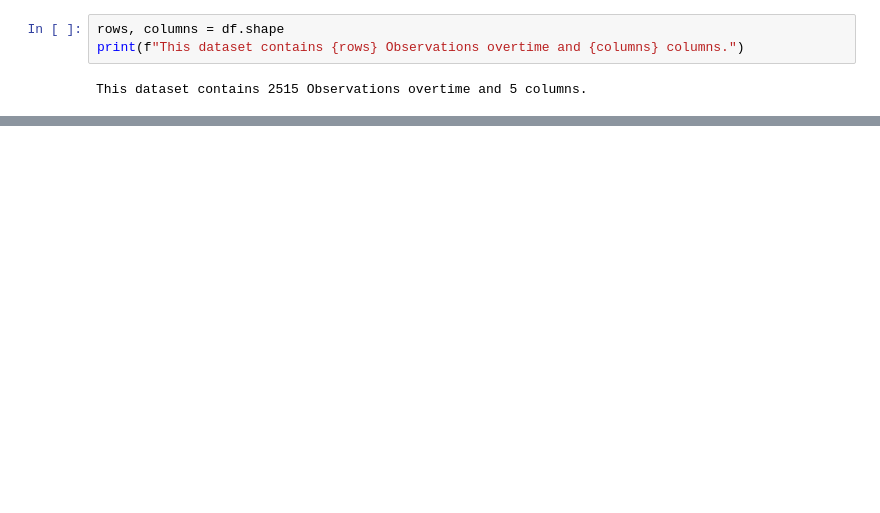
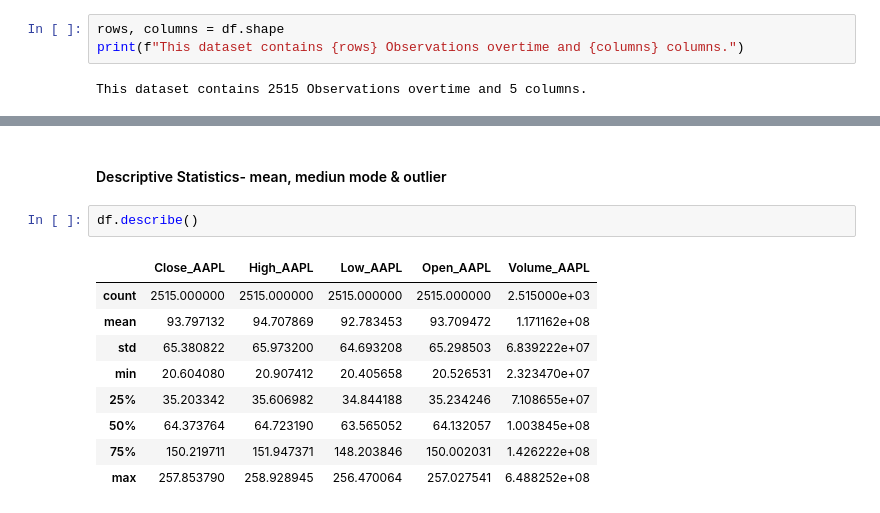
Before and after one commit to akhil1020/Apple-stock-price-forecasting, a Jupyter notebook: APPLE_Stock_Price_Forecasting.ipynb, the cells around one changed output, grey strips where cells are left out. Saved outputs shown, nothing was run; the diff lists cells and outputs as text; blank space fills up the shorter version.

```diff
--- a/APPLE_Stock_Price_Forecasting.ipynb
+++ b/APPLE_Stock_Price_Forecasting.ipynb
@@ -36,0 +156,14 @@ This dataset contains 2515 Observations overtime and 5 columns.
+# %% [markdown]
+ #### Descriptive Statistics- mean, mediun mode & outlier
+# %%
+df.describe()
+# %% [output]
+|  | Close_AAPL | High_AAPL | Low_AAPL | Open_AAPL | Volume_AAPL |
+| count | 2515.000000 | 2515.000000 | 2515.000000 | 2515.000000 | 2.515000e+03 |
+| mean | 93.797132 | 94.707869 | 92.783453 | 93.709472 | 1.171162e+08 |
+| std | 65.380822 | 65.973200 | 64.693208 | 65.298503 | 6.839222e+07 |
+| min | 20.604080 | 20.907412 | 20.405658 | 20.526531 | 2.323470e+07 |
+| 25% | 35.203342 | 35.606982 | 34.844188 | 35.234246 | 7.108655e+07 |
+| 50% | 64.373764 | 64.723190 | 63.565052 | 64.132057 | 1.003845e+08 |
+| 75% | 150.219711 | 151.947371 | 148.203846 | 150.002031 | 1.426222e+08 |
+| max | 257.853790 | 258.928945 | 256.470064 | 257.027541 | 6.488252e+08 |
```
Also changed, not shown: parts of 20 cells of this notebook, 3 other files.
